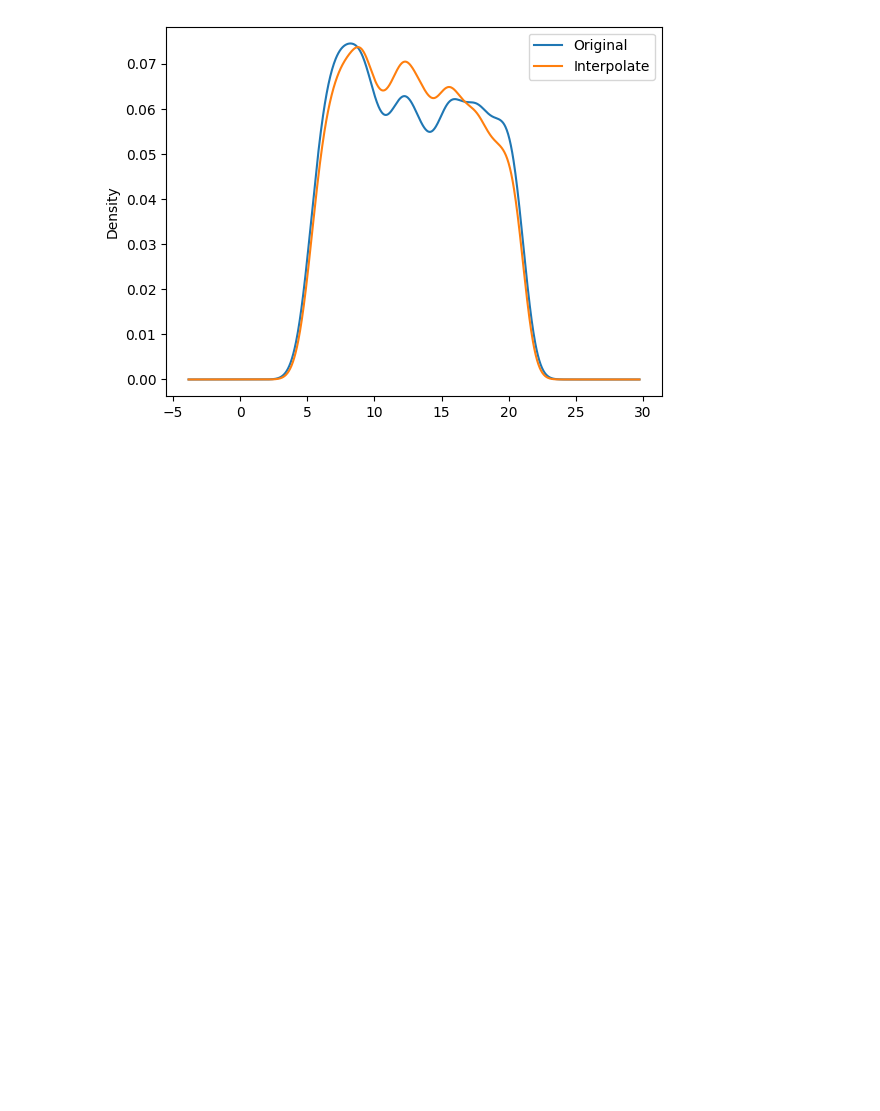
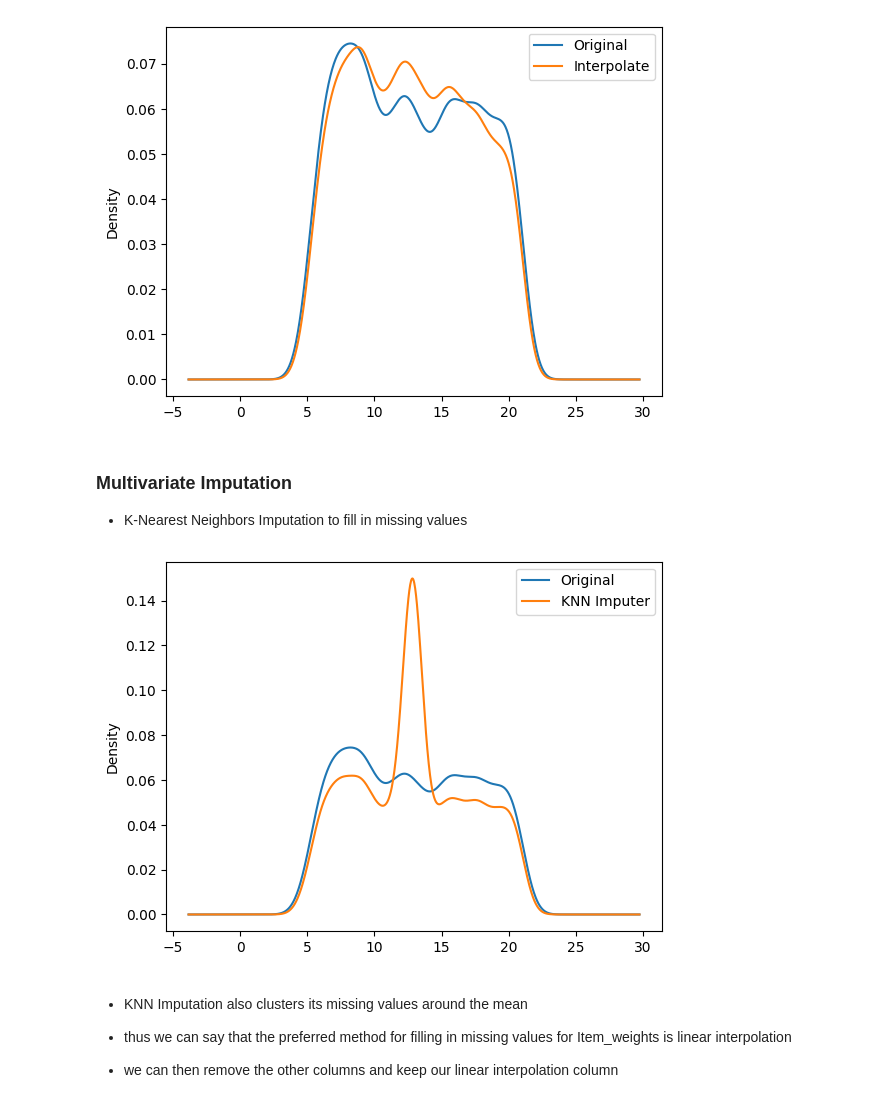
Before and after one commit to omarriyaz/Big-Mart-Sales-Prediction, a Jupyter notebook: SalesPredict.ipynb, the cells around one changed output. Saved outputs shown, nothing was run; the diff lists cells and outputs as text; code cells hidden in the pictures; blank space fills up the shorter version.

Commit message:
Multivariate Imputation using KNN done

```diff
--- a/SalesPredict.ipynb
+++ b/SalesPredict.ipynb
@@ -196,3 +208,7 @@ plt.legend()
 plt.show()
 # %% [output]
 [figure]
+# %% [markdown]
+### Multivariate Imputation
+
+- K-Nearest Neighbors Imputation to fill in missing values
@@ -198,0 +219,27 @@ plt.show()
+# %%
+# create an instance of KNNImputer
+
+knn = KNNImputer(n_neighbors = 10, weights="distance")
+# %%
+# fit into knn_imputer column
+
+data['knn_imputer'] = knn.fit_transform(data[["Item_Weight"]]).ravel()
+
+# the fit_transform method expects the input to be a 2D array, thus you use double square brackets to select the column
+# the ravel method is used to convert the 2D array to a 1D array
+# %%
+# plot variance for Item_Weight and knn_imputer
+
+data["Item_Weight"].plot(kind='kde', label='Original')
+data["knn_imputer"].plot(kind='kde', label='KNN Imputer')
+
+plt.legend()
+plt.show()
+# %% [output]
+[figure, added]
+# %% [markdown]
+- KNN Imputation also clusters its missing values around the mean
+
+- thus we can say that the preferred method for filling in missing values for Item_weights is linear interpolation
+
+- we can then remove the other columns and keep our linear interpolation column
```
Also changed, not shown: parts of 15 cells of this notebook, 2 other files.
